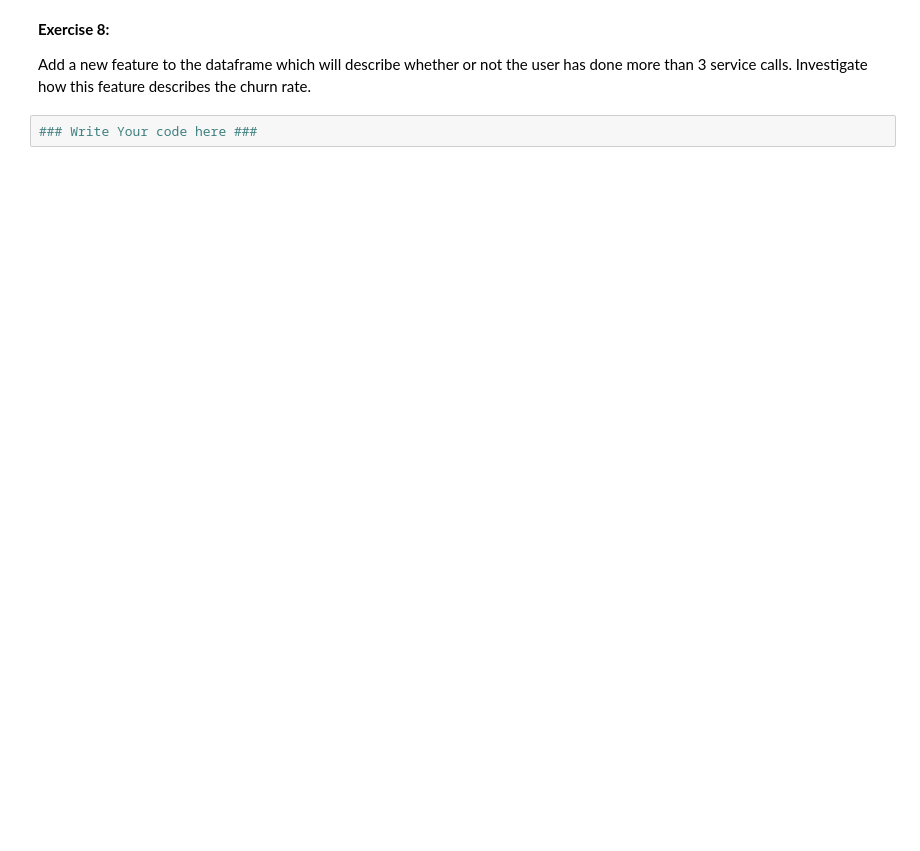
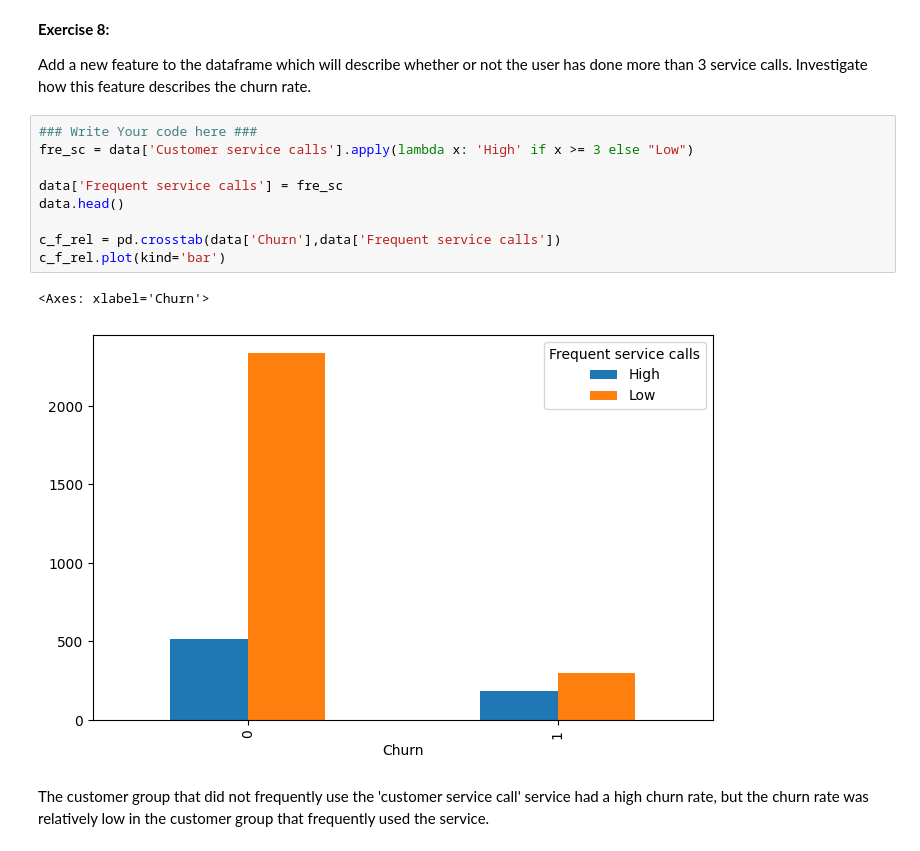
Before and after one commit to Jaesubsss/Machine-Learning, a Jupyter notebook: lab0/Lab01_pandas_and_matplotlib.ipynb, the cells around one changed output. Drawn from its saved outputs; the diff is of its cells as text; blank space fills up the shorter version.

```diff
--- a/lab0/Lab01_pandas_and_matplotlib.ipynb
+++ b/lab0/Lab01_pandas_and_matplotlib.ipynb
@@ -155,5 +198,17 @@ What do you see? What conclusions can be drawn? What feature (intuitively) can b
 <b>Exercise 8:</b>
 
 Add a new feature to the dataframe which will describe whether or not the user has done more than 3 service calls. Investigate how this feature describes the churn rate.
-# %%
-### Write Your code here ###
+# %%
+### Write Your code here ###
+fre_sc = data['Customer service calls'].apply(lambda x: 'High' if x >= 3 else "Low")
+
+data['Frequent service calls'] = fre_sc
+data.head()
+
+c_f_rel = pd.crosstab(data['Churn'],data['Frequent service calls'])
+c_f_rel.plot(kind='bar')
+# %% [output]
+<Axes: xlabel='Churn'>
+[figure, added]
+# %% [markdown]
+The customer group that did not frequently use the 'customer service call' service had a high churn rate, but the churn rate was relatively low in the customer group that frequently used the service.
```
Also changed, not shown: parts of 9 cells of this notebook.
